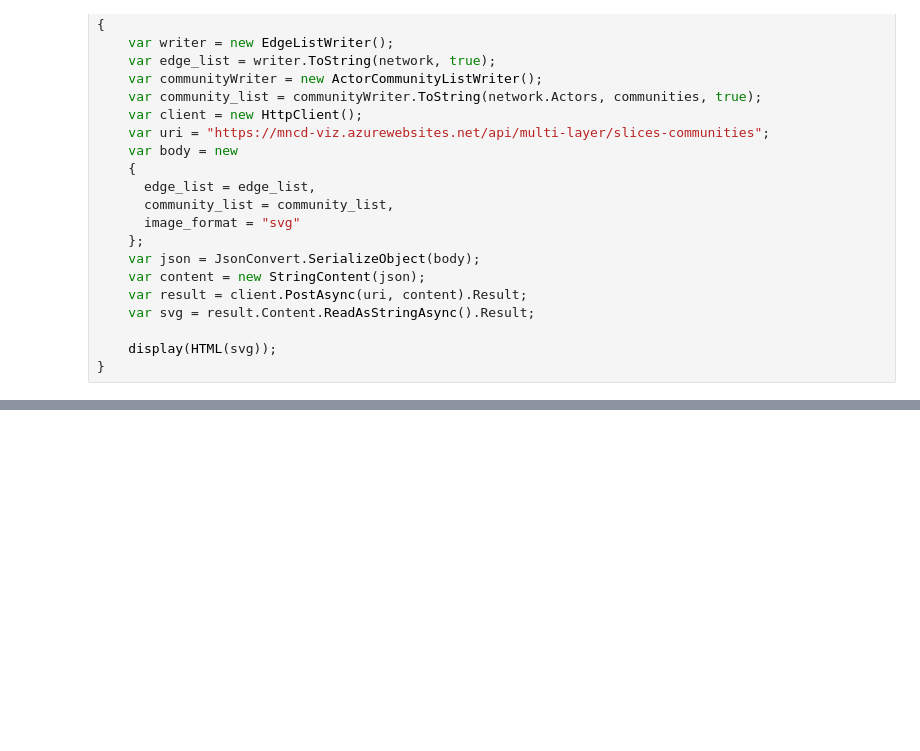
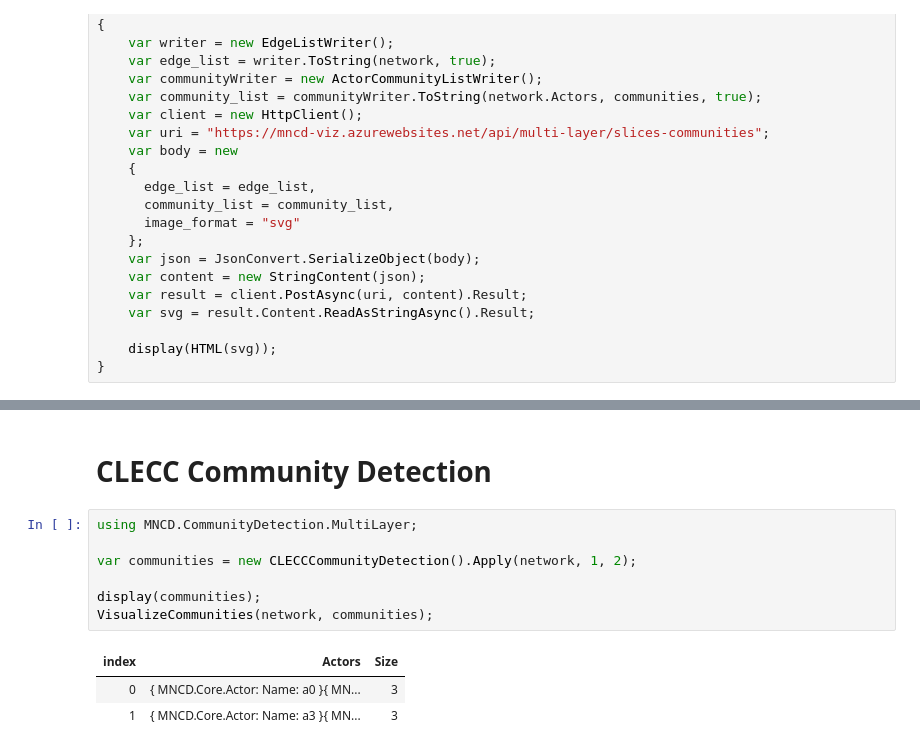
Before and after one commit to matejkubinec/mncd, a Jupyter notebook: examples/multi-layer.ipynb, the cells around one changed output, grey strips where cells are left out. Saved outputs shown, nothing was run; the diff lists cells and outputs as text; blank space fills up the shorter version.

```diff
--- a/examples/multi-layer.ipynb
+++ b/examples/multi-layer.ipynb
@@ -32,0 +74,13 @@ public void VisualizeCommunities(Network network, List<Community> communities)
+# %% [markdown]
+# CLECC Community Detection
+# %%
+using MNCD.CommunityDetection.MultiLayer;
+
+var communities = new CLECCCommunityDetection().Apply(network, 1, 2);
+
+display(communities);
+VisualizeCommunities(network, communities);
+# %% [output]
+| index | Actors | Size |
+| 0 | { MNCD.Core.Actor: Name: a0 }{ MN... | 3 |
+| 1 | { MNCD.Core.Actor: Name: a3 }{ MN... | 3 |
```
Also changed, not shown: parts of 5 cells of this notebook, 4 other files.
